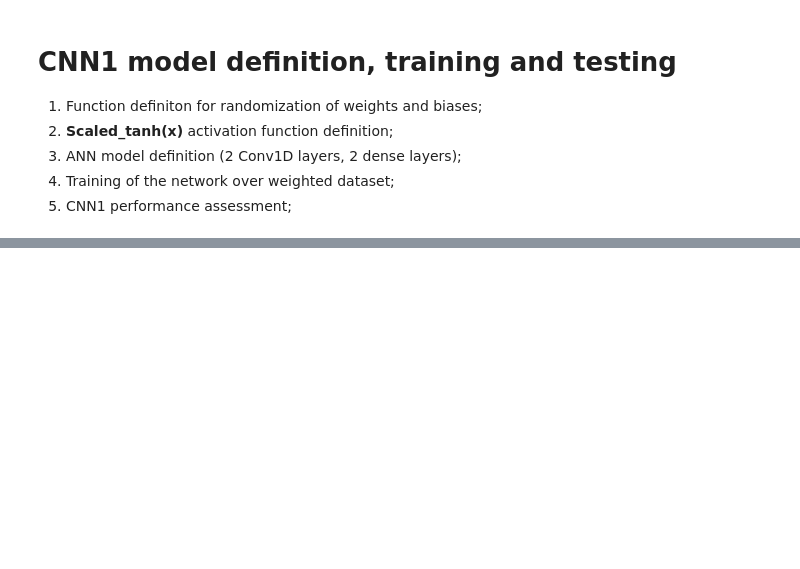
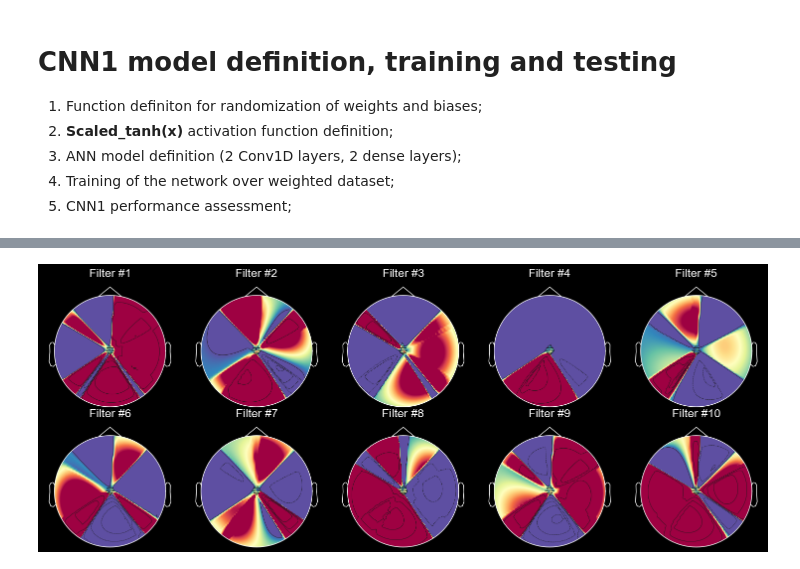
Before and after one commit to qossayrida/neurospell-context-aware, a Jupyter notebook: code/jupyter/CNN1.ipynb, the cells around one changed output, grey strips where cells are left out. Drawn from its saved outputs; the diff is of its cells as text; code cells hidden in the pictures; blank space fills up the shorter version.

Commit message:
final the brain is draw

```diff
--- a/code/jupyter/CNN1.ipynb
+++ b/code/jupyter/CNN1.ipynb
@@ -455,11 +490,2 @@ plt.title('Accuracy Curves')
 
 plt.show()
-# %%
-# Define model
-best_model = CNN1_model(channels=64, filters=10)
-
-# Load best model weights from h5 file
-best_model.load_weights(MODEL_LOCATIONS_FILE_PATH + "/model.keras")
-
-# Compile best model model
-best_model.compile(optimizer = 'adam', loss = 'mean_squared_error', metrics = ['accuracy'])
@@ -503,0 +492,75 @@ for i in range(10):
+# %%
+import numpy as np
+import matplotlib.pyplot as plt
+import mne
+
+# Example EEG channel names and a standard montage
+channel_names = [
+    "Fp1", "Fp2", "F7", "F3", "Fz", "F4", "F8",
+    "T7", "C3", "Cz", "C4", "T8", "P7", "P3", "Pz",
+    "P4", "P8", "O1", "Oz", "O2"
+]
+
+
+import csv
+
+# Read CSV file into a Python list
+electrode_names = []
+
+with open(CHANNEL_LOCATIONS_FILE_PATH, "r") as file:
+    csv_reader = csv.reader(file)
+    for row in csv_reader:
+        electrode_names.extend(row)  # Add each row to the list (handles single-column CSV)
+
+print(electrode_names)
+
+
+electrode_names_to_remove = ['Fc5', 'Fc3', 'Fc1', 'Fcz', 'Fc2', 'Fc4', 'Fc6', 'Cp5', 'Cp3', 'Cp1', 'Cpz', 'Cp2', 'Cp4', 'Cp6', 'Af7', 'Af3', 'Afz', 'Af4', 'Af8', 'Ft7', 'Ft8', 'Tp7', 'Tp8', 'Po7', 'Po3', 'Poz', 'Po4', 'Po8']
+# remove this channel from the list
+
+
+
+# Create array has the original index for electrode_names_to_remove in electrode_names
+index = []
+for i in range(len(electrode_names_to_remove)):
+    index.append(electrode_names.index(electrode_names_to_remove[i]))
+print(index)
+
+electrode_names = [x for x in electrode_names if x not in electrode_names_to_remove]
+print(electrode_names)
+
+
+montage = mne.channels.make_standard_montage("standard_1020")
+
+# Create random weights for 10 filters (20 channels)
+n_channels = len(electrode_names)
+n_filters = 10
+
+# Create a list of weights for all filters
+nf = []
+for filt in range(10):
+    nf.append(abs(np.array(best_model.get_weights()[0])[0, :, filt]))
+# remove the channels from the weights
+nf = np.delete(nf, index, axis=1)
+
+
+
+# Create an Info object with EEG channel names
+info = mne.create_info(ch_names=electrode_names, sfreq=1000, ch_types="eeg")
+info.set_montage(montage)
+
+# Plot topomap for each filter
+fig, axes = plt.subplots(2, 5, figsize=(15, 6), facecolor="black")  # Set overall background to black
+axes = axes.flatten()
+
+for i in range(n_filters):
+    ax = axes[i]
+    ax.set_facecolor("black")  # Set individual subplot background to black
+    mne.viz.plot_topomap(
+        nf[i], info, axes=ax, cmap="Spectral_r", sphere=1.2, show=False  # Adjust `sphere` to scale brain size
+    )
+    ax.set_title(f"Filter #{i + 1}", color="white")  # Set title color to white for better visibility
+
+plt.tight_layout()
+plt.show()
+# %% [output]
@@ -504,3 +570,4 @@ for i in range(10):
+[figure, added]
 # %%
 # Accuracy over the testing set
 predictions = best_model.predict(test_features)
```
Also changed, not shown: parts of 9 cells of this notebook, 2 other files.
